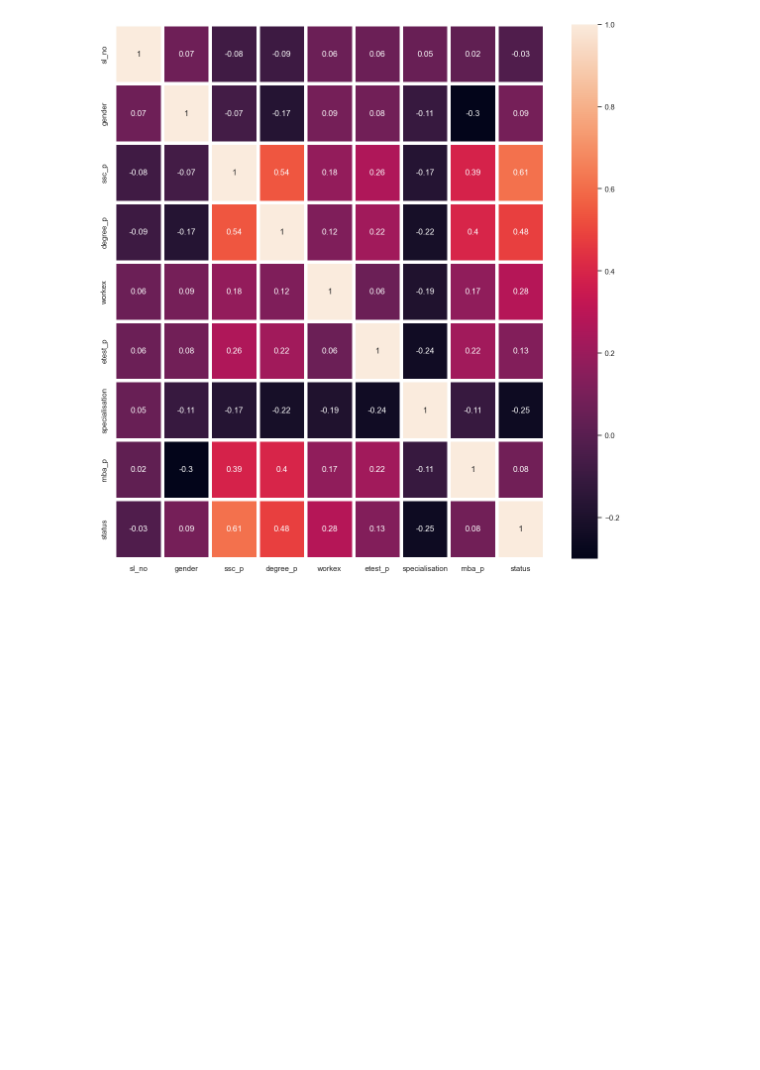
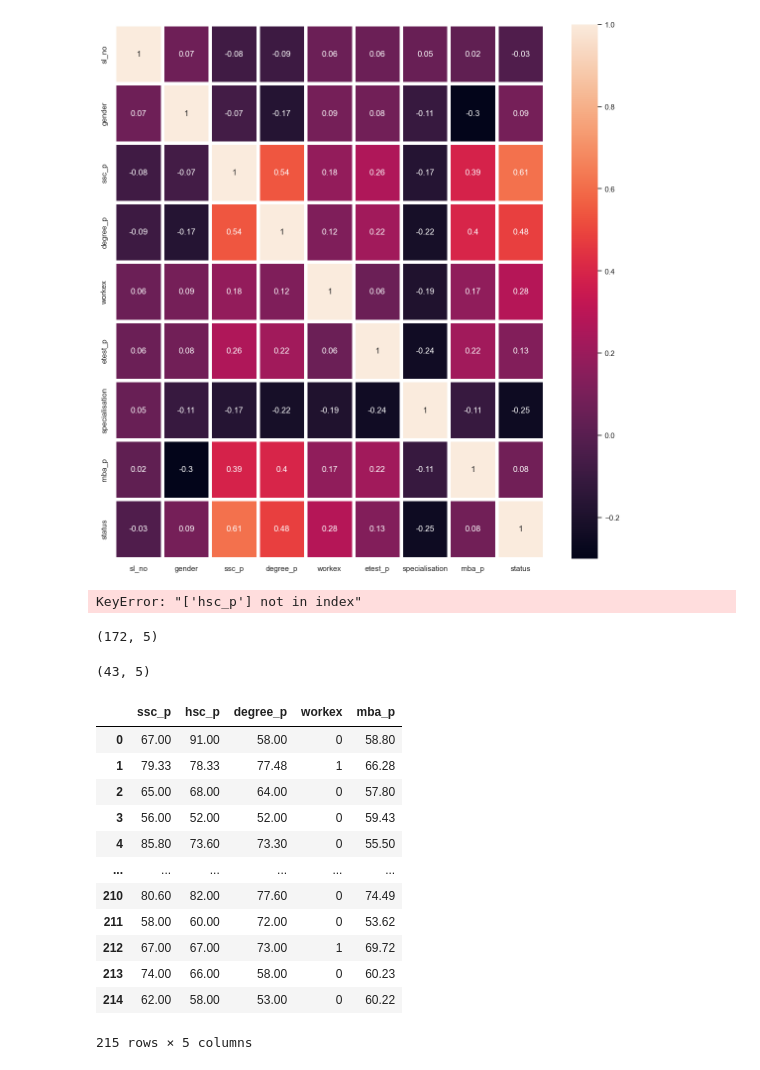
Before and after one commit to heloise-02/Machine_Learning_Studies_Fiap, a Jupyter notebook: Marchine_Learning_Avançado/aula_02/aula_02.ipynb, the cells around one changed output. Drawn from its saved outputs; the diff is of its cells as text; code cells hidden in the pictures; blank space fills up the shorter version.

```diff
--- a/Marchine_Learning_Avançado/aula_02/aula_02.ipynb
+++ b/Marchine_Learning_Avançado/aula_02/aula_02.ipynb
@@ -250,3 +242,8 @@ sb.heatmap(data=correlation_matriz, annot=True, linewidths=5, ax=ax)
 plt.show()
 # %% [output]
 [figure]
+# %%
+x = dados_dummy[['ssc_p', 'hsc_p','degree_p', 'workex', 'mba_p']]
+y= dados_dummy['status']
+# %% [output]
+KeyError: "['hsc_p'] not in index"
@@ -252,0 +255,24 @@ plt.show()
+# %%
+x_train.shape
+# %% [output]
+(172, 5)
+# %%
+x_test.shape
+# %% [output]
+(43, 5)
+# %%
+x
+# %% [output]
+|  | ssc_p | hsc_p | degree_p | workex | mba_p |
+| 0 | 67.00 | 91.00 | 58.00 | 0 | 58.80 |
+| 1 | 79.33 | 78.33 | 77.48 | 1 | 66.28 |
+| 2 | 65.00 | 68.00 | 64.00 | 0 | 57.80 |
+| 3 | 56.00 | 52.00 | 52.00 | 0 | 59.43 |
+| 4 | 85.80 | 73.60 | 73.30 | 0 | 55.50 |
+| ... | ... | ... | ... | ... | ... |
+| 210 | 80.60 | 82.00 | 77.60 | 0 | 74.49 |
+| 211 | 58.00 | 60.00 | 72.00 | 0 | 53.62 |
+| 212 | 67.00 | 67.00 | 73.00 | 1 | 69.72 |
+| 213 | 74.00 | 66.00 | 58.00 | 0 | 60.23 |
+| 214 | 62.00 | 58.00 | 53.00 | 0 | 60.22 |
+215 rows × 5 columns
```
Also changed, not shown: parts of 12 cells of this notebook.
